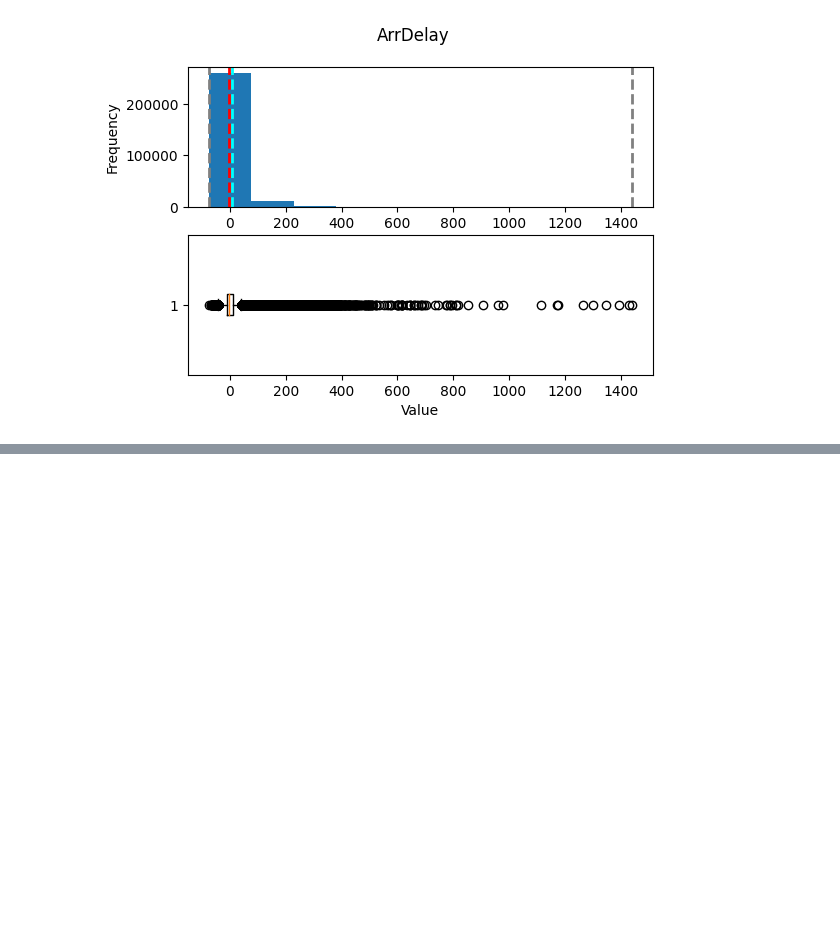
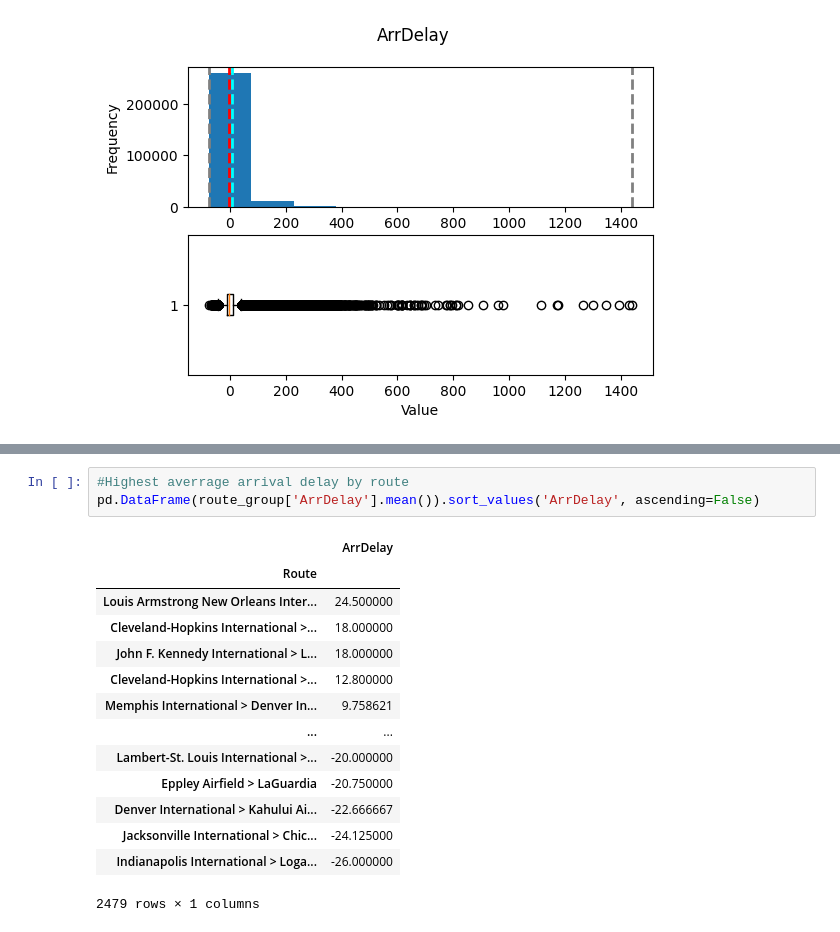
Before and after one commit to abolayo/ml_foundation, a Jupyter notebook: ml-basics/challenges/01 - Flights Challenge.ipynb, the cells around one changed output, grey strips where cells are left out. Drawn from its saved outputs; the diff is of its cells as text; blank space fills up the shorter version.

```diff
--- a/ml-basics/challenges/01 - Flights Challenge.ipynb
+++ b/ml-basics/challenges/01 - Flights Challenge.ipynb
@@ -298,0 +316,18 @@ Name: count, Length: 1050, dtype: int64
+# %%
+#Highest averrage arrival delay by route
+pd.DataFrame(route_group['ArrDelay'].mean()).sort_values('ArrDelay', ascending=False)
+# %% [output]
+|  | ArrDelay |
+| Route |  |
+| Louis Armstrong New Orleans Inter... | 24.500000 |
+| Cleveland-Hopkins International >... | 18.000000 |
+| John F. Kennedy International > L... | 18.000000 |
+| Cleveland-Hopkins International >... | 12.800000 |
+| Memphis International > Denver In... | 9.758621 |
+| ... | ... |
+| Lambert-St. Louis International >... | -20.000000 |
+| Eppley Airfield > LaGuardia | -20.750000 |
+| Denver International > Kahului Ai... | -22.666667 |
+| Jacksonville International > Chic... | -24.125000 |
+| Indianapolis International > Loga... | -26.000000 |
+2479 rows × 1 columns
```
Also changed, not shown: parts of 10 cells of this notebook.
